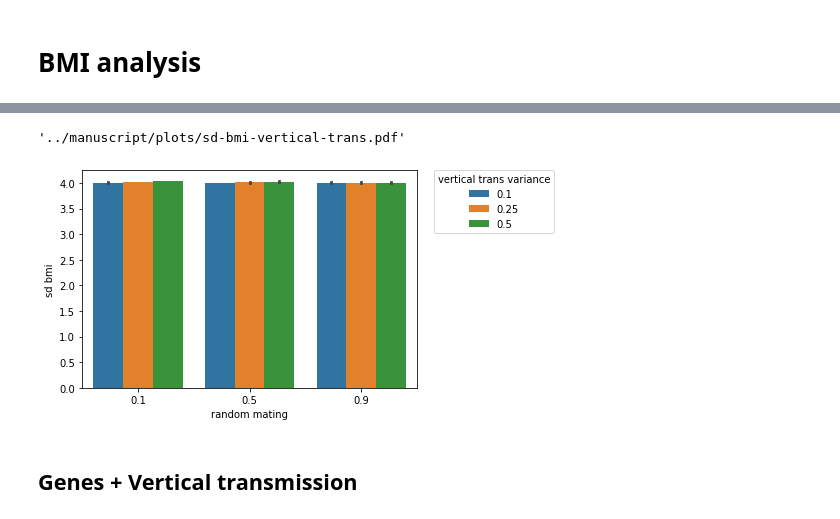
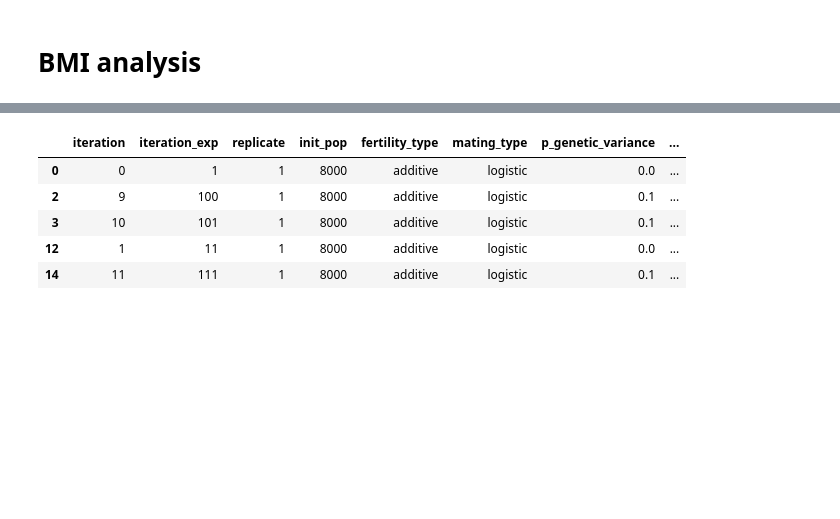
Before and after one commit to sdaza/obesity-dem-heritability, a Jupyter notebook: notebooks/bmi-analysis-by-scenario.ipynb, the cells around one changed output, grey strips where cells are left out. Drawn from its saved outputs; the diff is of its cells as text; code cells hidden in the pictures; blank space fills up the shorter version.

```diff
--- a/notebooks/bmi-analysis-by-scenario.ipynb
+++ b/notebooks/bmi-analysis-by-scenario.ipynb
@@ -95,15 +39,3 @@ shutil.copy(plots_path + "average-bmi-vertical-trans.pdf", plot_manuscript)
-# %%
-p = sns.barplot(y='sd_bmi', x='p_random_mating', hue='p_vertical_trans_variance',data=df, estimator=np.mean, ci=95);
-p.set_ylabel("sd bmi", fontsize = 10)
-p.set_xlabel("random mating", fontsize = 10)
-plt.legend(title='vertical trans variance', bbox_to_anchor=(1.05, 1), loc=2, borderaxespad=0.)
-plt.savefig(plots_path + "sd-bmi-vertical-trans.pdf", bbox_inches='tight')
-shutil.copy(plots_path + "sd-bmi-vertical-trans.pdf", plot_manuscript)
-# %% [output]
-'../manuscript/plots/sd-bmi-vertical-trans.pdf'
-[figure, removed]
-# %% [markdown]
-## Genes + Vertical transmission
 # %%
 vars = ['iteration', 'p_genetic_variance', 'p_vertical_trans_variance',
     'p_random_mating', 'p_fertility_factor']
@@ -118,3 +50,12 @@ cols = cols[colnames].apply(pd.to_numeric)
 df = pd.concat([df, cols], axis=1, ignore_index=False)
 df = df.merge(params, on = ["iteration"])
 df['p_comb'] = 'G = ' + df['p_genetic_variance'].map(str)  + ', VT = ' + df['p_vertical_trans_variance'].map(str)
+# %%
+params.head()
+# %% [output]
+|  | iteration | iteration_exp | replicate | init_pop | fertility_type | mating_type | p_genetic_variance | ... |
+| 0 | 0 | 1 | 1 | 8000 | additive | logistic | 0.0 | ... |
+| 2 | 9 | 100 | 1 | 8000 | additive | logistic | 0.1 | ... |
+| 3 | 10 | 101 | 1 | 8000 | additive | logistic | 0.1 | ... |
+| 12 | 1 | 11 | 1 | 8000 | additive | logistic | 0.0 | ... |
+| 14 | 11 | 111 | 1 | 8000 | additive | logistic | 0.1 | ... |
```
Also changed, not shown: parts of 16 cells of this notebook, 23 other files.
